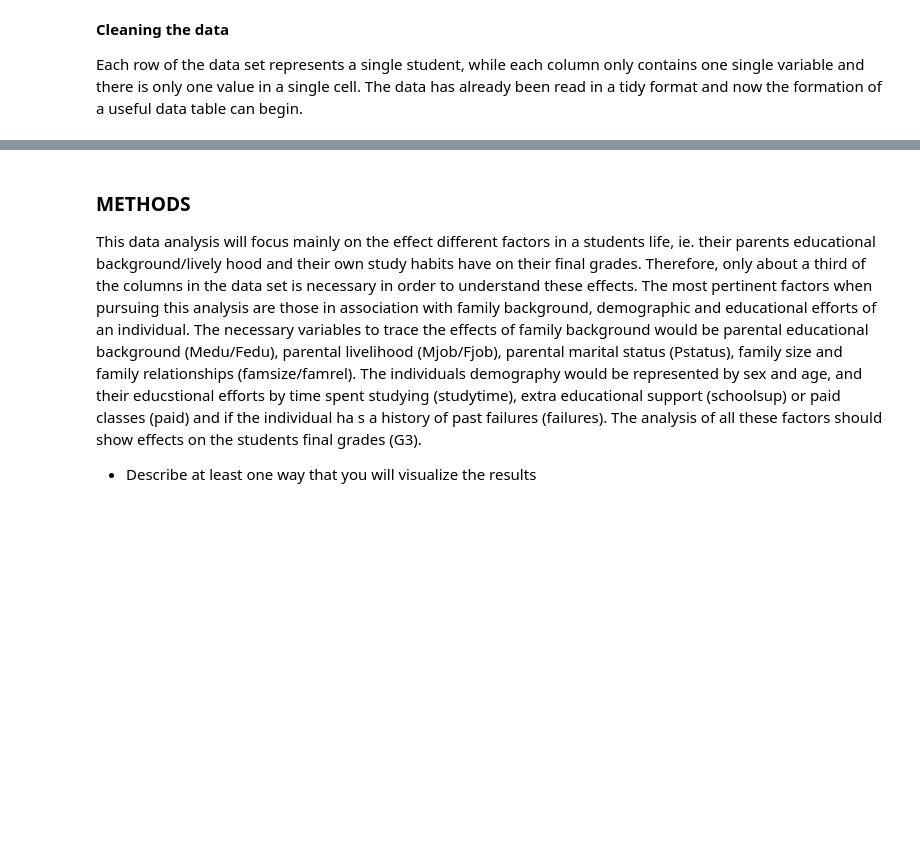
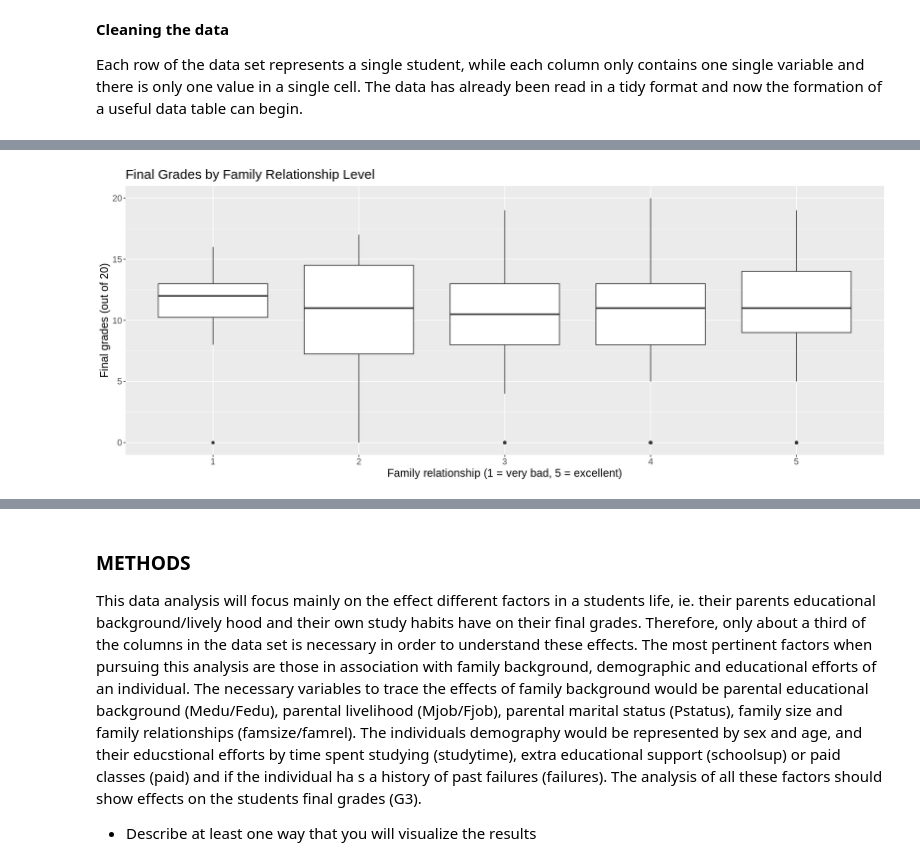
Before and after one commit to jsonthany/dsci_100_project, a Jupyter notebook: project_proposal.ipynb, the cells around one changed output, grey strips where cells are left out. Saved outputs shown, nothing was run; the diff lists cells and outputs as text; code cells hidden in the pictures; blank space fills up the shorter version.

Commit message:
added graphs / visuals

```diff
--- a/project_proposal.ipynb
+++ b/project_proposal.ipynb
@@ -78,0 +82,13 @@ Each row of the data set represents a single student, while each column only con
+# %%
+options(repr.plot.width=15, repr.plot.height=6)
+
+fam_relation_grades <- ggplot(student_data, aes(x=as.factor(famrel), y=G3)) +
+                            geom_boxplot() +
+                            xlab("Family relationship (1 = very bad, 5 = excellent)") +
+                            ylab("Final grades (out of 20)") +
+                            ggtitle("Final Grades by Family Relationship Level") +
+                            theme(text = element_text(size = 15))
+
+fam_relation_grades
+# %% [output]
+[figure, added]
```
Also changed, not shown: parts of 5 cells of this notebook.
